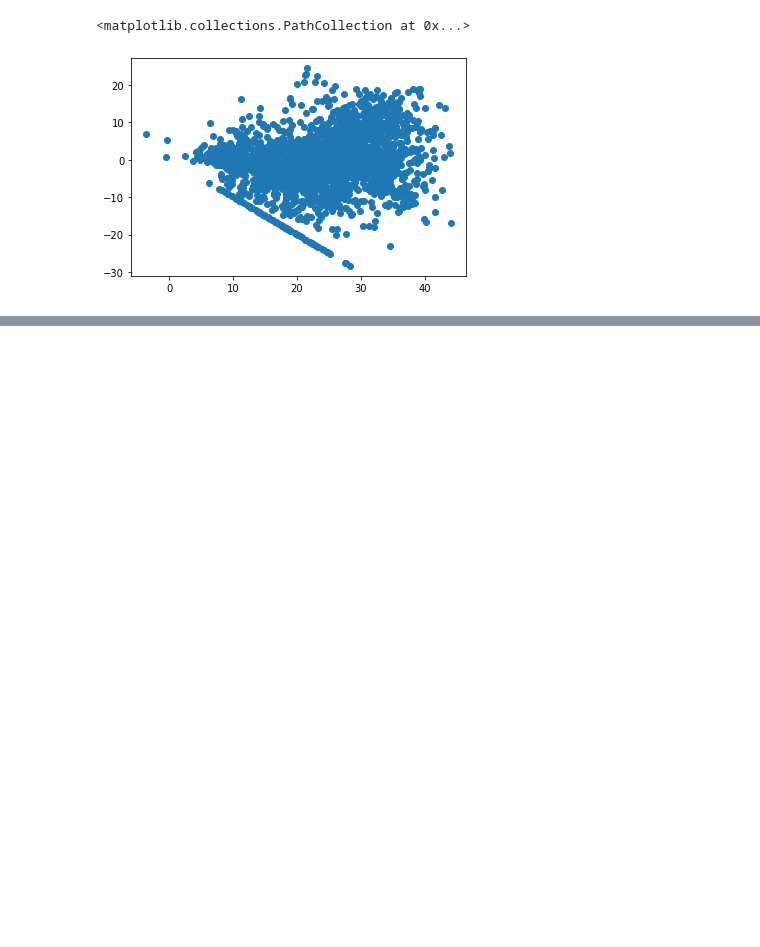
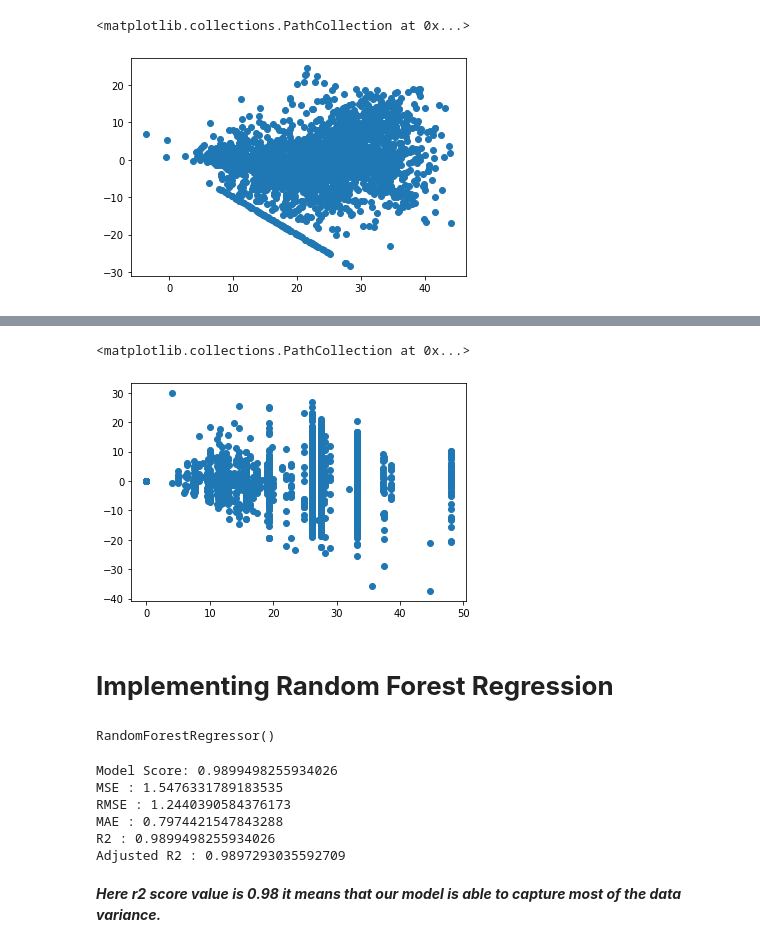
Before and after one commit to roysoni24/Bike-Sharing-Demand-Prediction, a Jupyter notebook: Copy_of_Bike_Sharing_Demand_Prediction_Capstone_Project.ipynb, the cells around one changed output, grey strips where cells are left out. Saved outputs shown, nothing was run; the diff lists cells and outputs as text; code cells hidden in the pictures; blank space fills up the shorter version.

```diff
--- a/Copy_of_Bike_Sharing_Demand_Prediction_Capstone_Project.ipynb
+++ b/Copy_of_Bike_Sharing_Demand_Prediction_Capstone_Project.ipynb
@@ -1023,0 +1135,17 @@ plt.scatter((y_pred_test_en),(y_test)-(y_pred_test_en))
+# %%
+#Checking Heteroscadacity
+plt.scatter((y_pred_test_d),(y_test)-(y_pred_test_d))
+# %% [output]
+<matplotlib.collections.PathCollection at 0x...>
+[figure, added]
+# %% [markdown]
+# **Implementing Random Forest Regression**
+# %%
+#importing package
+from sklearn.ensemble import RandomForestRegressor
+# Create an instance of the RandomForestRegressor
+rf_model = RandomForestRegressor()
+
+rf_model.fit(X_train,y_train)
+# %% [output]
+RandomForestRegressor()
@@ -1023,0 +1157,35 @@ plt.scatter((y_pred_test_en),(y_test)-(y_pred_test_en))
+# %%
+#importing package
+from sklearn.metrics import mean_squared_error
+print("Model Score:",rf_model.score(X_train,y_train))
+
+#calculating MSE
+MSE= mean_squared_error(y_train, y_pred_train_r)
+print("MSE :",MSE)
+
+#calculating RMSE
+RMSE=np.sqrt(MSE)
+print("RMSE :",RMSE)
+
+
+#calculating MAE
+MAE= mean_absolute_error(y_train, y_pred_train_r)
+print("MAE :",MAE)
+
+
+#importing packages
+from sklearn.metrics import r2_score
+#calculating r2 and adjusted r2
+r2= r2_score(y_train, y_pred_train_r)
+print("R2 :",r2)
+Adjusted_R2=(1-(1-r2_score(y_train, y_pred_train_r))*((X_test.shape[0]-1)/(X_test.shape[0]-X_test.shape[1]-1)) )
+print("Adjusted R2 :",1-(1-r2_score(y_train, y_pred_train_r))*((X_test.shape[0]-1)/(X_test.shape[0]-X_test.shape[1]-1)) )
+# %% [output]
+Model Score: 0.9899498255934026
+MSE : 1.5476331789183535
+RMSE : 1.2440390584376173
+MAE : 0.7974421547843288
+R2 : 0.9899498255934026
+Adjusted R2 : 0.9897293035592709
+# %% [markdown]
+***Here r2 score value is 0.98 it  means that our model is able to capture most of the data variance.***
```
Also changed, not shown: parts of 16 cells of this notebook.
